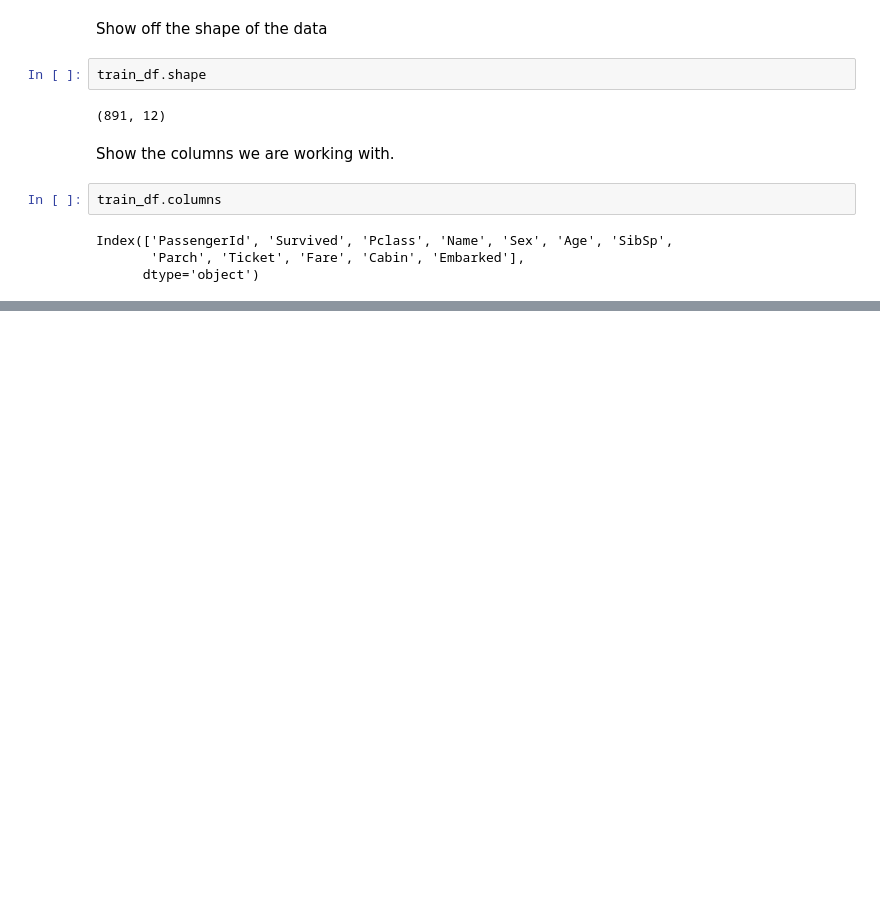
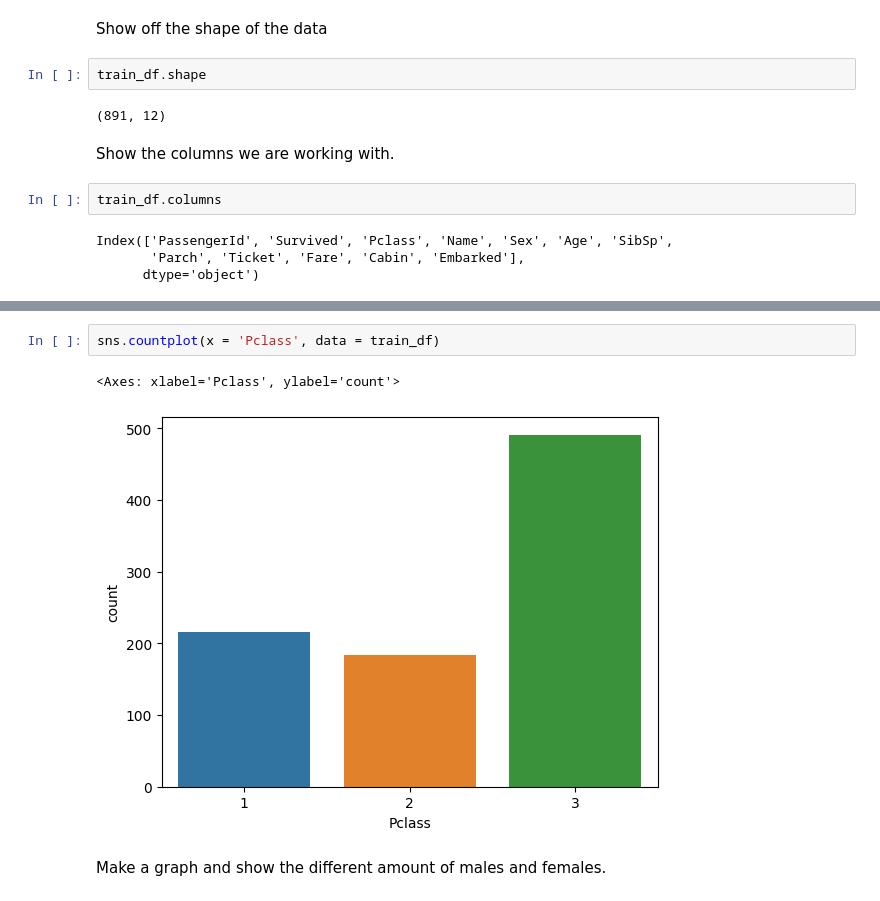
Before and after one commit to onx3/End-of-Year-Final, a Jupyter notebook: TitanicEvaluation.ipynb, the cells around one changed output, grey strips where cells are left out. Saved outputs shown, nothing was run; the diff lists cells and outputs as text; blank space fills up the shorter version.

Commit message:
Most of the visuals complete

```diff
--- a/TitanicEvaluation.ipynb
+++ b/TitanicEvaluation.ipynb
@@ -39,0 +82,7 @@ Index(['PassengerId', 'Survived', 'Pclass', 'Name', 'Sex', 'Age', 'SibSp',
+# %%
+sns.countplot(x = 'Pclass', data = train_df)
+# %% [output]
+<Axes: xlabel='Pclass', ylabel='count'>
+[figure, added]
+# %% [markdown]
+Make a graph and show the different amount of males and females.
```
Also changed, not shown: parts of 25 cells of this notebook.
